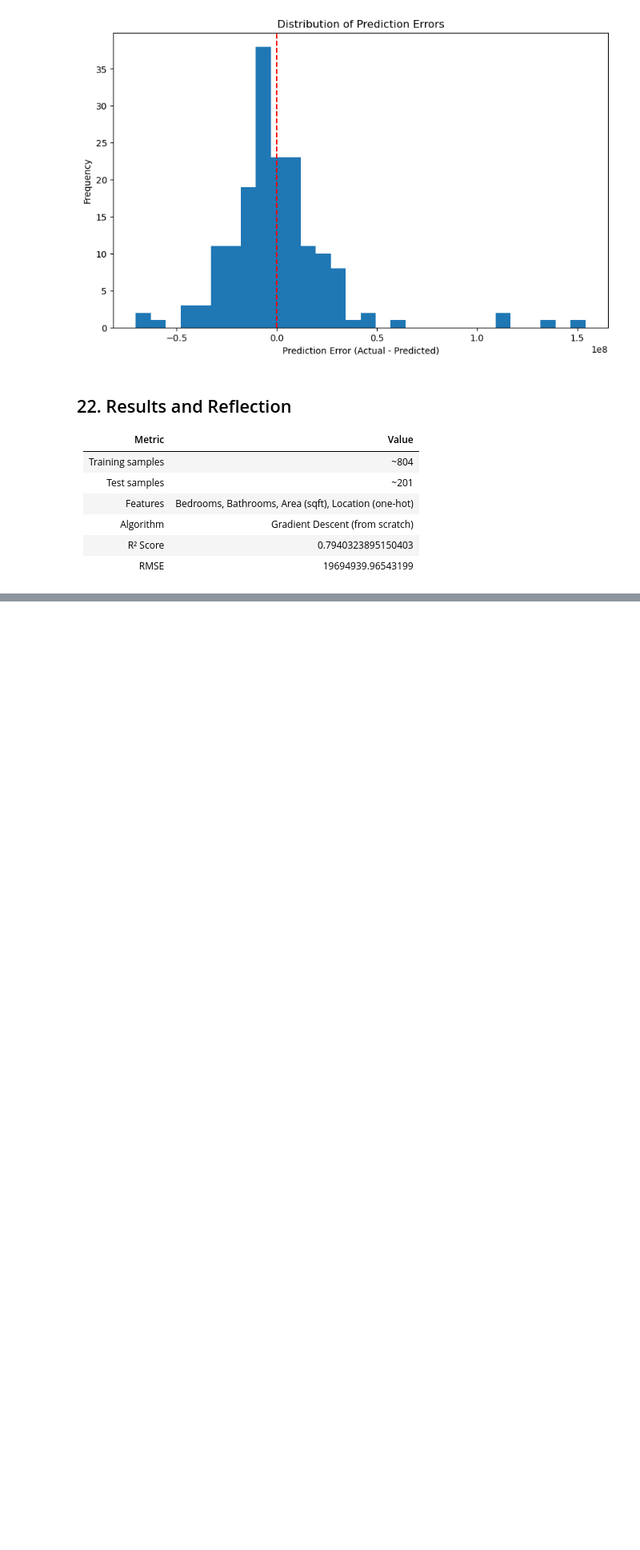
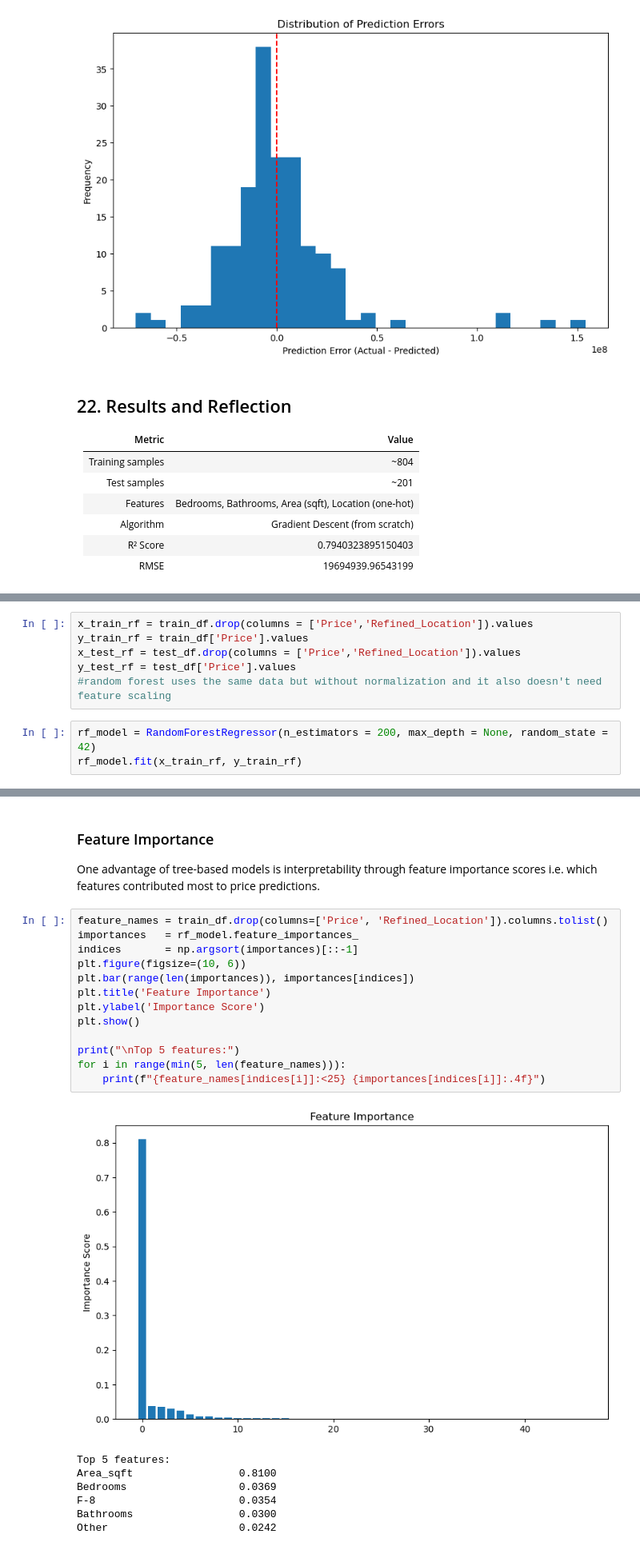
Before and after one commit to tahreem7926/Housing-Price-Prediction, a Jupyter notebook: islamabad_housing_price_prediction.ipynb, the cells around one changed output, grey strips where cells are left out. Shown at 80% size. Saved outputs shown, nothing was run; the diff lists cells and outputs as text; blank space fills up the shorter version.

```diff
--- a/islamabad_housing_price_prediction.ipynb
+++ b/islamabad_housing_price_prediction.ipynb
@@ -681,0 +701,9 @@ plt.show()
+# %%
+x_train_rf = train_df.drop(columns = ['Price','Refined_Location']).values
+y_train_rf = train_df['Price'].values
+x_test_rf = test_df.drop(columns = ['Price','Refined_Location']).values
+y_test_rf = test_df['Price'].values
+#random forest uses the same data but without normalization and it also doesn't need feature scaling
+# %%
+rf_model = RandomForestRegressor(n_estimators = 200, max_depth = None, random_state = 42)
+rf_model.fit(x_train_rf, y_train_rf)
@@ -681,0 +750,26 @@ plt.show()
+# %% [markdown]
+### Feature Importance
+
+One advantage of tree-based models is interpretability through feature
+importance scores i.e. which features contributed most to price predictions.
+# %%
+feature_names = train_df.drop(columns=['Price', 'Refined_Location']).columns.tolist()
+importances   = rf_model.feature_importances_
+indices       = np.argsort(importances)[::-1]
+plt.figure(figsize=(10, 6))
+plt.bar(range(len(importances)), importances[indices])
+plt.title('Feature Importance')
+plt.ylabel('Importance Score')
+plt.show()
+
+print("\nTop 5 features:")
+for i in range(min(5, len(feature_names))):
+    print(f"{feature_names[indices[i]]:<25} {importances[indices[i]]:.4f}")
+# %% [output]
+[figure, added]
+Top 5 features:
+Area_sqft                 0.8100
+Bedrooms                  0.0369
+F-8                       0.0354
+Bathrooms                 0.0300
+Other                     0.0242
```
Also changed, not shown: parts of 24 cells of this notebook.
